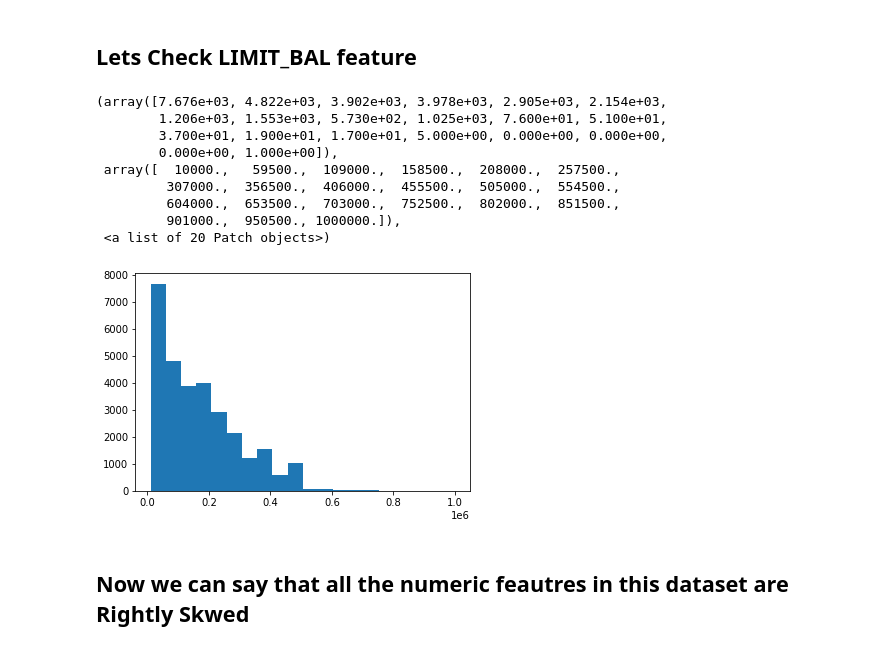
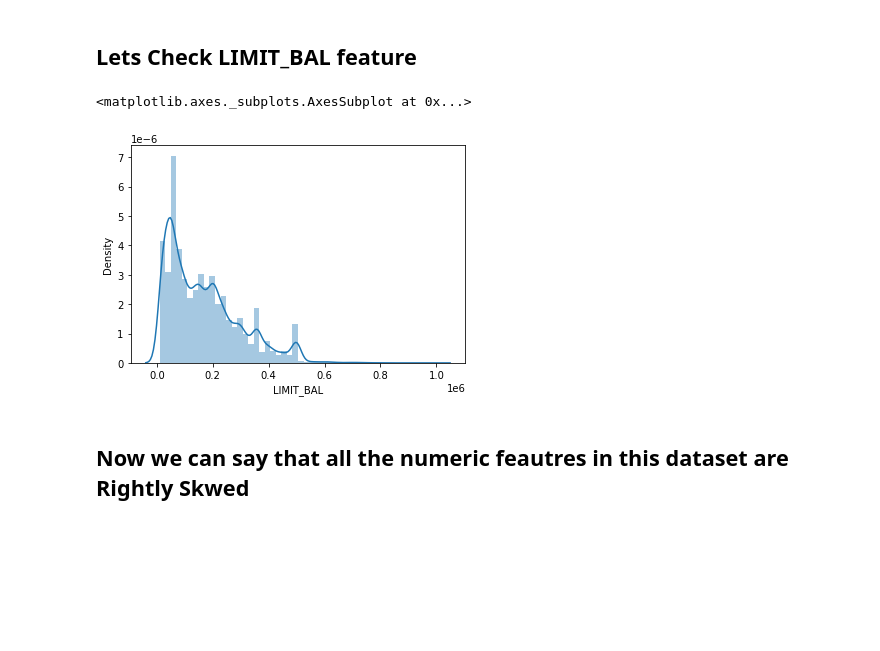
Before and after one commit to IfrazQazi/Credit-Card-Default-Prediction, a Jupyter notebook: Credit_Card_Default_Prediction.ipynb, the cells around one changed output. Saved outputs shown, nothing was run; the diff lists cells and outputs as text; code cells hidden in the pictures; blank space fills up the shorter version.

```diff
--- a/Credit_Card_Default_Prediction.ipynb
+++ b/Credit_Card_Default_Prediction.ipynb
@@ -490,19 +539,12 @@ for i in month_paid:
 ## similar to monthly bill feature monthly paid features are right skewed
 # %% [markdown]
 ## Lets Check LIMIT_BAL feature
-# %%
-plt.hist(df['LIMIT_BAL'],bins=20)
-# %% [output]
-(array([7.676e+03, 4.822e+03, 3.902e+03, 3.978e+03, 2.905e+03, 2.154e+03,
-        1.206e+03, 1.553e+03, 5.730e+02, 1.025e+03, 7.600e+01, 5.100e+01,
-        3.700e+01, 1.900e+01, 1.700e+01, 5.000e+00, 0.000e+00, 0.000e+00,
-        0.000e+00, 1.000e+00]),
- array([  10000.,   59500.,  109000.,  158500.,  208000.,  257500.,
-         307000.,  356500.,  406000.,  455500.,  505000.,  554500.,
-         604000.,  653500.,  703000.,  752500.,  802000.,  851500.,
-         901000.,  950500., 1000000.]),
- <a list of 20 Patch objects>)
-[figure, removed]
+# %%
+## checking distribution of LIMIT_BAL
+sns.distplot(df['LIMIT_BAL'])
+# %% [output]
+<matplotlib.axes._subplots.AxesSubplot at 0x...>
+[figure, added]
 # %% [markdown]
 ## Now we can say that all the numeric feautres in this dataset are Rightly Skwed
 # %%
```
Also changed, not shown: parts of 27 cells of this notebook.
